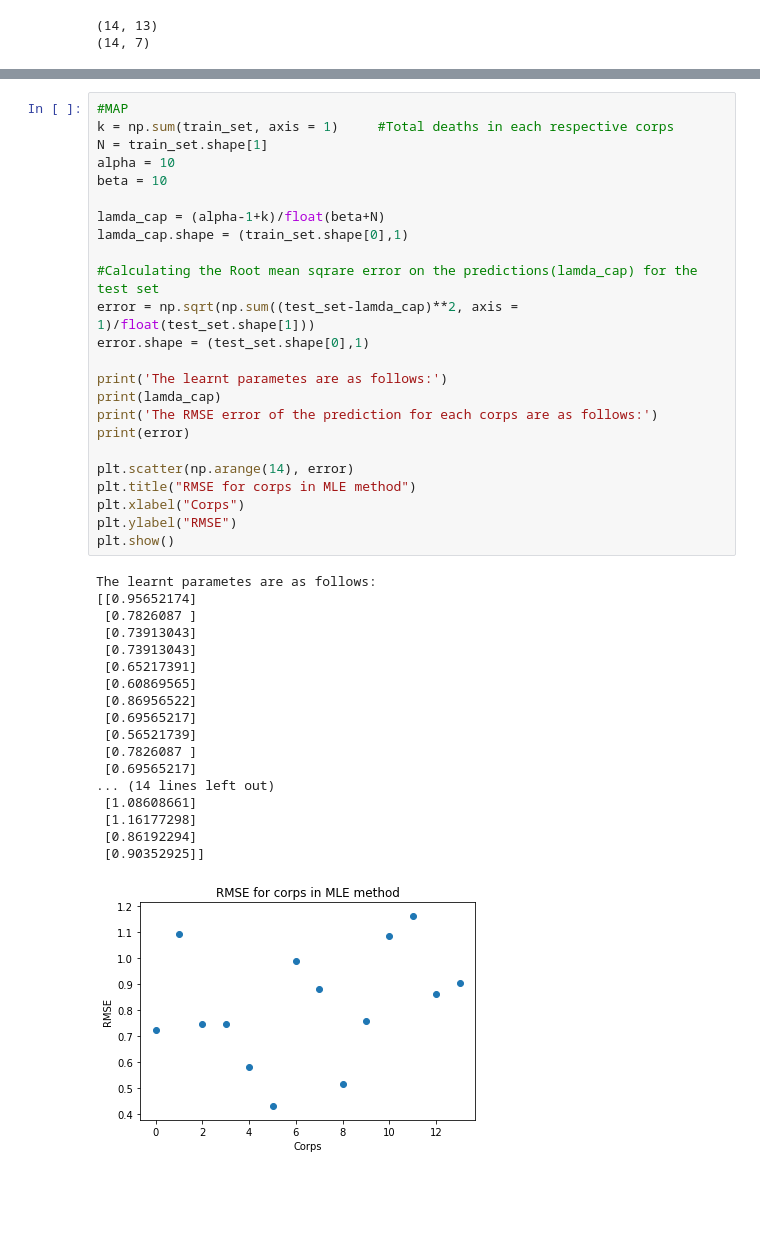
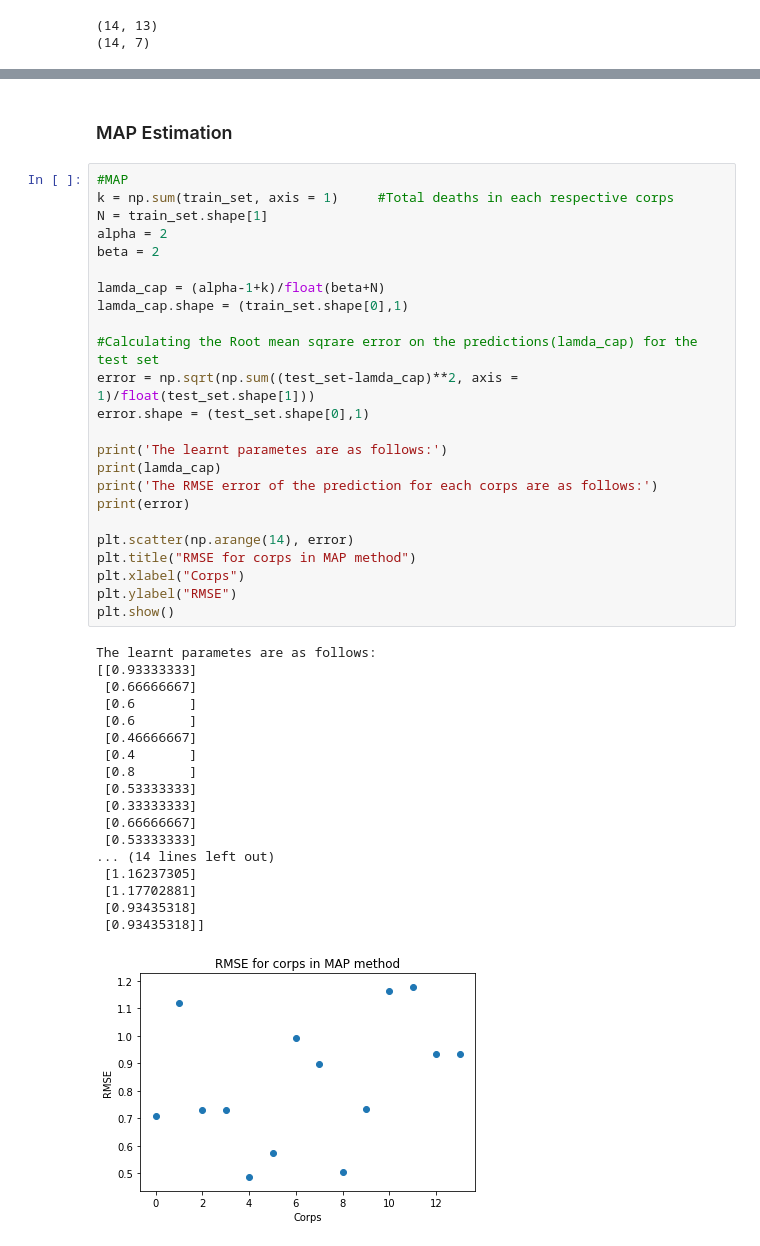
Before and after one commit to ashutoshtiwari128/Riddikulus, a Jupyter notebook: Question3.ipynb, the cells around one changed output, grey strips where cells are left out. Cells and saved outputs as stored; diff of their text form; blank space fills up the shorter version.

```diff
--- a/Question3.ipynb
+++ b/Question3.ipynb
@@ -87,46 +91,48 @@ The learnt parametes are as follows:
  [1.02380789]
  [0.94121376]]
 [figure]
+# %% [markdown]
+### MAP Estimation
 # %%
 #MAP
 k = np.sum(train_set, axis = 1)     #Total deaths in each respective corps
 N = train_set.shape[1]
-alpha = 10
-beta = 10
+alpha = 2
+beta = 2
 
 lamda_cap = (alpha-1+k)/float(beta+N)
 lamda_cap.shape = (train_set.shape[0],1)
 
 #Calculating the Root mean sqrare error on the predictions(lamda_cap) for the test set
 error = np.sqrt(np.sum((test_set-lamda_cap)**2, axis = 1)/float(test_set.shape[1]))
 error.shape = (test_set.shape[0],1)
 
 print('The learnt parametes are as follows:')
 print(lamda_cap)
 print('The RMSE error of the prediction for each corps are as follows:')
 print(error)
 
 plt.scatter(np.arange(14), error)
-plt.title("RMSE for corps in MLE method")
+plt.title("RMSE for corps in MAP method")
 plt.xlabel("Corps")
 plt.ylabel("RMSE")
 plt.show()
 # %% [output]
 The learnt parametes are as follows:
-[[0.95652174]
- [0.7826087 ]
- [0.73913043]
- [0.73913043]
- [0.65217391]
- [0.60869565]
- [0.86956522]
- [0.69565217]
- [0.56521739]
- [0.7826087 ]
- [0.69565217]
+[[0.93333333]
+ [0.66666667]
+ [0.6       ]
+ [0.6       ]
+ [0.46666667]
+ [0.4       ]
+ [0.8       ]
+ [0.53333333]
+ [0.33333333]
+ [0.66666667]
+ [0.53333333]
 ... (14 lines left out)
- [1.08608661]
- [1.16177298]
- [0.86192294]
- [0.90352925]]
+ [1.16237305]
+ [1.17702881]
+ [0.93435318]
+ [0.93435318]]
-[figure, old version]
+[figure, new version]
```
Also changed, not shown: parts of 5 cells of this notebook.
